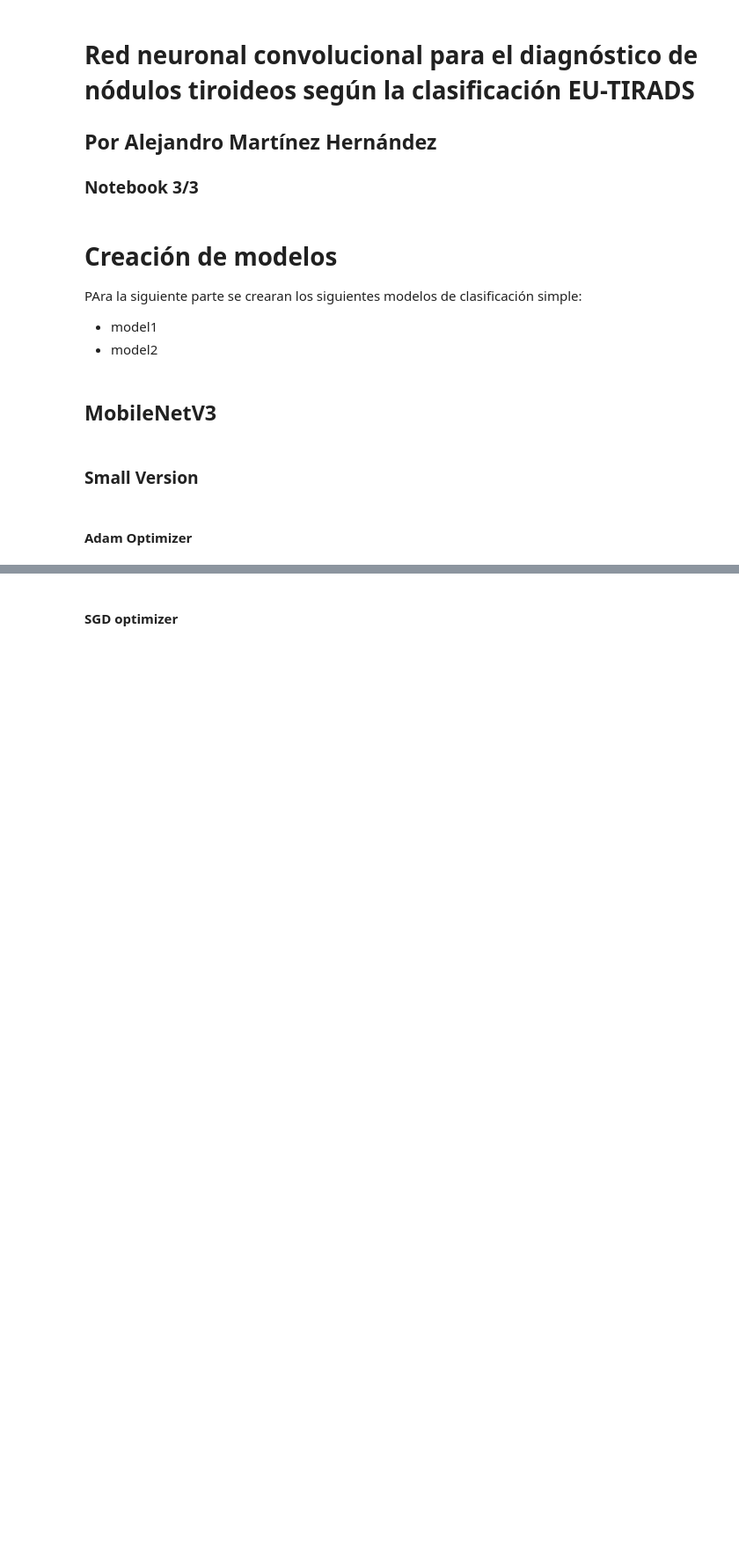
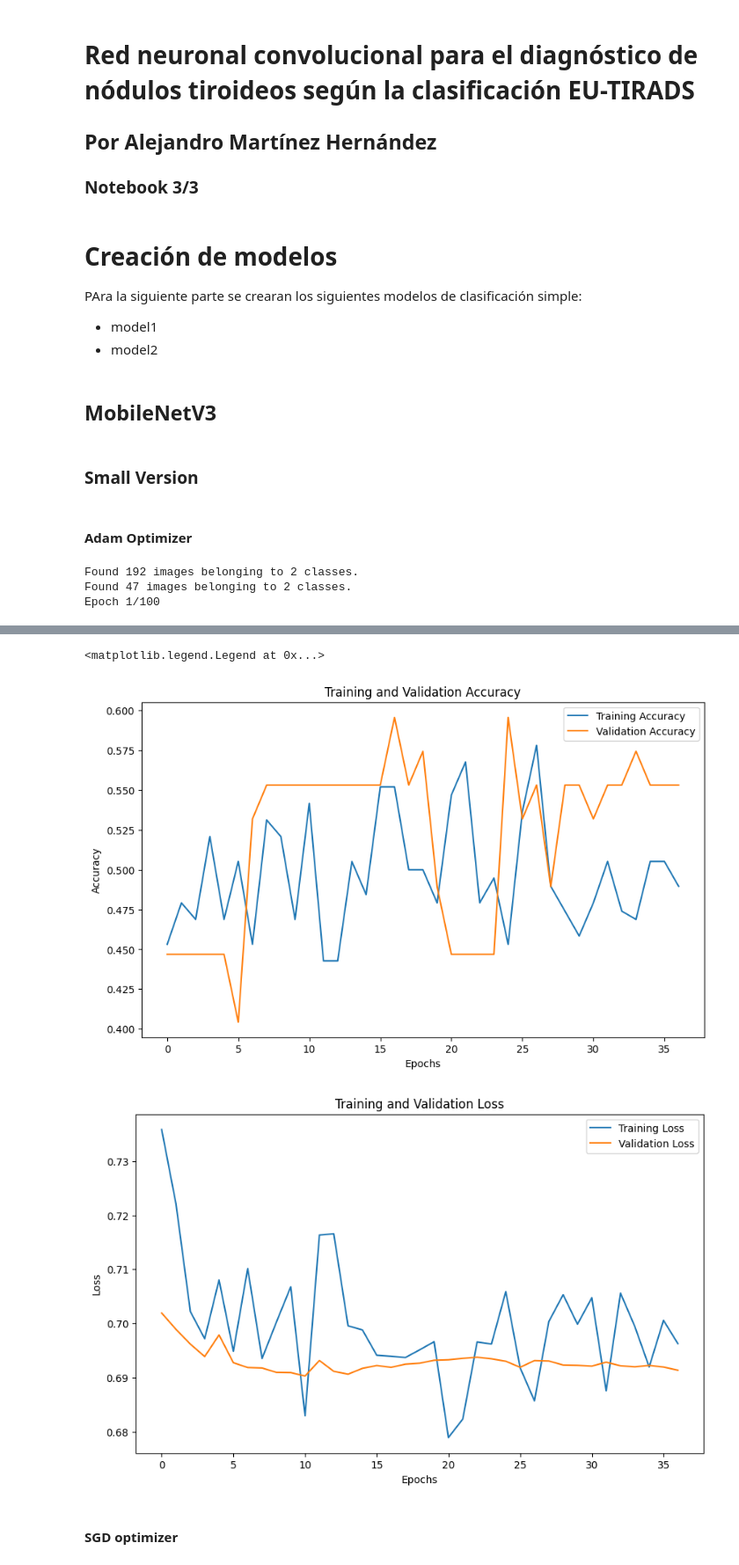
Before and after one commit to Dezarti/nodulos_tiroideos, a Jupyter notebook: 4_modelos_CNN.ipynb, the cells around one changed output, grey strips where cells are left out. Shown at 88% size. Cells and saved outputs as stored; diff of their text form; code cells hidden in the pictures; blank space fills up the shorter version.

```diff
--- a/4_modelos_CNN.ipynb
+++ b/4_modelos_CNN.ipynb
@@ -43,8 +43,8 @@ def setup_image_generators(base_dir, input_size=(224, 224), batch_size=5):
     train_datagen = ImageDataGenerator(
         rescale=1./255,
         rotation_range=20,
-        width_shift_range=0.1,
-        height_shift_range=0.1,
+        width_shift_range=0.2,
+        height_shift_range=0.2,
         shear_range=5,
         zoom_range=[0.5, 1.5],
         horizontal_flip=True,
@@ -100,7 +100,7 @@ def create_model(input_shape=(224, 224, 3)):
         Dense(1, activation='sigmoid')  # Cambio para clasificación binaria
     ])
 
-    model.compile(optimizer=Adam(learning_rate=0.001), loss='binary_crossentropy', metrics=['accuracy'])
+    model.compile(optimizer=Adam(learning_rate=0.0001), loss='binary_crossentropy', metrics=['accuracy'])
     return model
 
 # Ruta al directorio de imágenes
@@ -123,7 +123,7 @@ class_weights = {i: weights[i] for i in range(len(weights))}
 early_stopping = EarlyStopping(
     monitor='val_loss',  # Monitorear la pérdida de validación
     min_delta=0.01,      # Cambio mínimo detectado como una mejora
-    patience=50,          # Número de épocas sin mejora después de las cuales el entrenamiento será detenido
+    patience=30,          # Número de épocas sin mejora después de las cuales el entrenamiento será detenido
     verbose=1,           # Mostrar mensajes de progreso
     mode='min'           # 'min' porque queremos minimizar la pérdida
 )
@@ -132,7 +132,7 @@ early_stopping = EarlyStopping(
 history = model.fit(
     train_gen,
     validation_data=val_gen,
-    epochs=500,
+    epochs=100,
     class_weight=class_weights, # Ajuste de pesos para cada clase
     callbacks=[early_stopping]
 )
@@ -169,3 +169,7 @@ plt.title('Training and Validation Loss')  # Set the title of the graph
 plt.xlabel('Epochs')  # Label the x-axis as 'Epochs'
 plt.ylabel('Loss')  # Label the y-axis as 'Loss'
 plt.legend()  # Add a legend to distinguish training vs. validation
+# %% [output]
+Found 192 images belonging to 2 classes.
+Found 47 images belonging to 2 classes.
+Epoch 1/100
@@ -172,3 +193,6 @@ plt.legend()  # Add a legend to distinguish training vs. validation
+<matplotlib.legend.Legend at 0x...>
+[figure, added]
+[figure, added]
 # %% [markdown]
 #### **SGD optimizer**
 # %%
```
Also changed, not shown: parts of 3 cells of this notebook, 2 other files.
